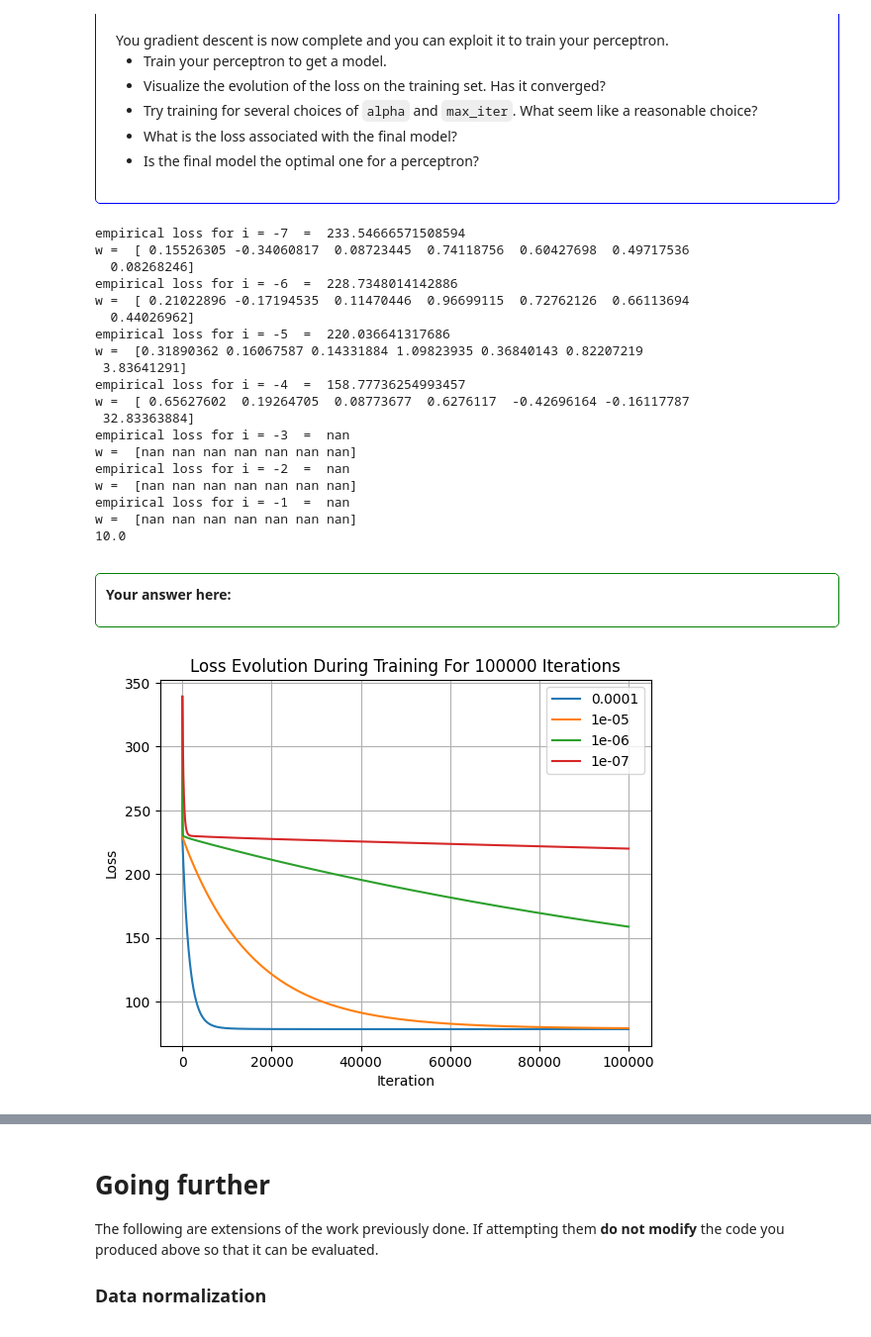
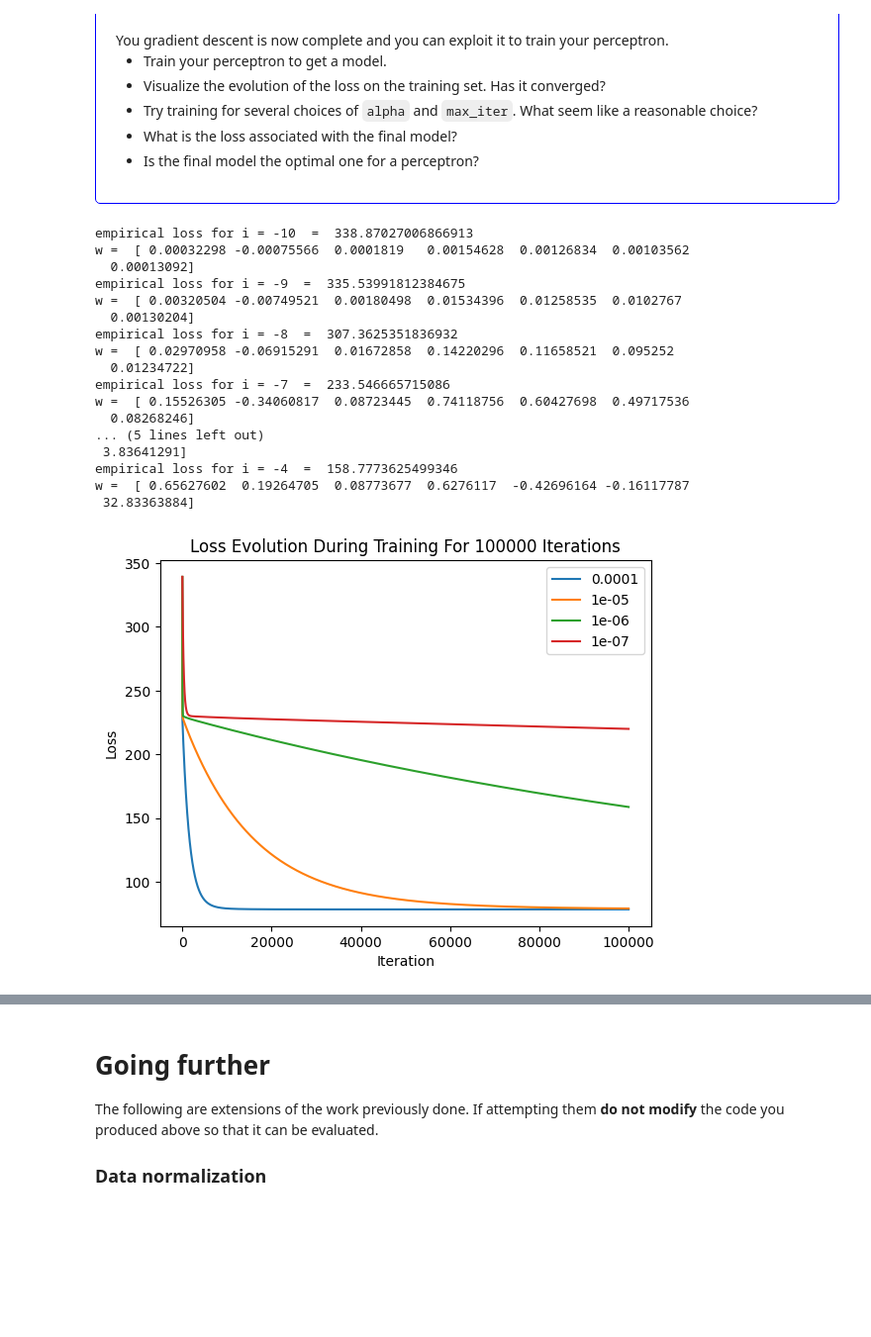
Before and after one commit to Fetrixdu83/SupervisedML, a Jupyter notebook: TP1/perceptron.ipynb, the cells around one changed output, grey strips where cells are left out. Shown: that part at 99% size. Drawn from its saved outputs; the diff is of its cells as text; code cells hidden in the pictures; blank space fills up the shorter version.

```diff
--- a/TP1/perceptron.ipynb
+++ b/TP1/perceptron.ipynb
@@ -288,80 +308,52 @@ You gradient descent is now complete and you can exploit it to train your percep
 <!-- Question End -->
 # %%
 # TODO
-for i in range(-7,0):
+
+for i in range(-10,-3):
     w = np.zeros(7) # reset w to 0
     w = descent(w, X, Y,10**i,1000)
     print("empirical loss for i =",i," = ", emp_loss(w, X, Y))
     print("w = ", w)
-
-print(1e1)
 # %% [output]
-empirical loss for i = -7  =  233.54666571508594
+empirical loss for i = -10  =  338.87027006866913
+w =  [ 0.00032298 -0.00075566  0.0001819   0.00154628  0.00126834  0.00103562
+  0.00013092]
+empirical loss for i = -9  =  335.53991812384675
+w =  [ 0.00320504 -0.00749521  0.00180498  0.01534396  0.01258535  0.0102767
+  0.00130204]
+empirical loss for i = -8  =  307.3625351836932
+w =  [ 0.02970958 -0.06915291  0.01672858  0.14220296  0.11658521  0.095252
+  0.01234722]
+empirical loss for i = -7  =  233.546665715086
 w =  [ 0.15526305 -0.34060817  0.08723445  0.74118756  0.60427698  0.49717536
   0.08268246]
-empirical loss for i = -6  =  228.7348014142886
-w =  [ 0.21022896 -0.17194535  0.11470446  0.96699115  0.72762126  0.66113694
-  0.44026962]
-empirical loss for i = -5  =  220.036641317686
-w =  [0.31890362 0.16067587 0.14331884 1.09823935 0.36840143 0.82207219
+... (5 lines left out)
  3.83641291]
-empirical loss for i = -4  =  158.77736254993457
+empirical loss for i = -4  =  158.7773625499346
 w =  [ 0.65627602  0.19264705  0.08773677  0.6276117  -0.42696164 -0.16117787
  32.83363884]
-empirical loss for i = -3  =  nan
-w =  [nan nan nan nan nan nan nan]
-empirical loss for i = -2  =  nan
-w =  [nan nan nan nan nan nan nan]
-empirical loss for i = -1  =  nan
-w =  [nan nan nan nan nan nan nan]
-10.0
-# %% [markdown]
-<!-- Answer Section Start -->
-<div style="border: 1px solid green; padding: 10px; margin-top: 10px; border-radius: 5px">
-
-**Your answer here:**
-
-
-
-
-
-
-
-</div>
-<!-- Answer Section End -->
 # %%
 import matplotlib.pyplot as plt
 
-def plot_loss_evolution(w, X, Y, learning_rate, num_iterations):
-    """
-    Plots the evolution of the loss during training
-
-    Parameters:
-    - w: Initial weights
-    - X: Input features
-    - Y: True labels
-    - learning_rate: Learning rate for gradient descent
-    - num_iterations: Number of training iterations
-    """
+def plot_loss_evolution(w, X, Y, alpha, num_iterations):
     loss_history = []
-    w_current = w.copy()
 
     for i in range(num_iterations):
-        current_loss = emp_loss(w_current, X, Y)
+        current_loss = emp_loss(w, X, Y)
         loss_history.append(current_loss)
-        w_current = descent(w_current, X, Y, learning_rate, 1)
+        w = descent(w, X, Y, alpha, 1)
 
-    plt.plot(loss_history, label=learning_rate)
+    plt.plot(loss_history, label=alpha)
     plt.title('Loss Evolution During Training For %i' %num_iterations + ' Iterations')
     plt.xlabel('Iteration')
     plt.ylabel('Loss')
     plt.legend()
-    plt.grid(True)
     return loss_history
 
 
-w = np.zeros(7) # reset w to 0
+
 for i in [10**-4, 10**-5, 10**-6, 10**-7]:
+    w = np.zeros(7)
     plot_loss_evolution(w, X, Y,i,100000)
 # %% [output]
-[figure, old version]
+[figure, new version]
```
Also changed, not shown: parts of 16 cells of this notebook.
